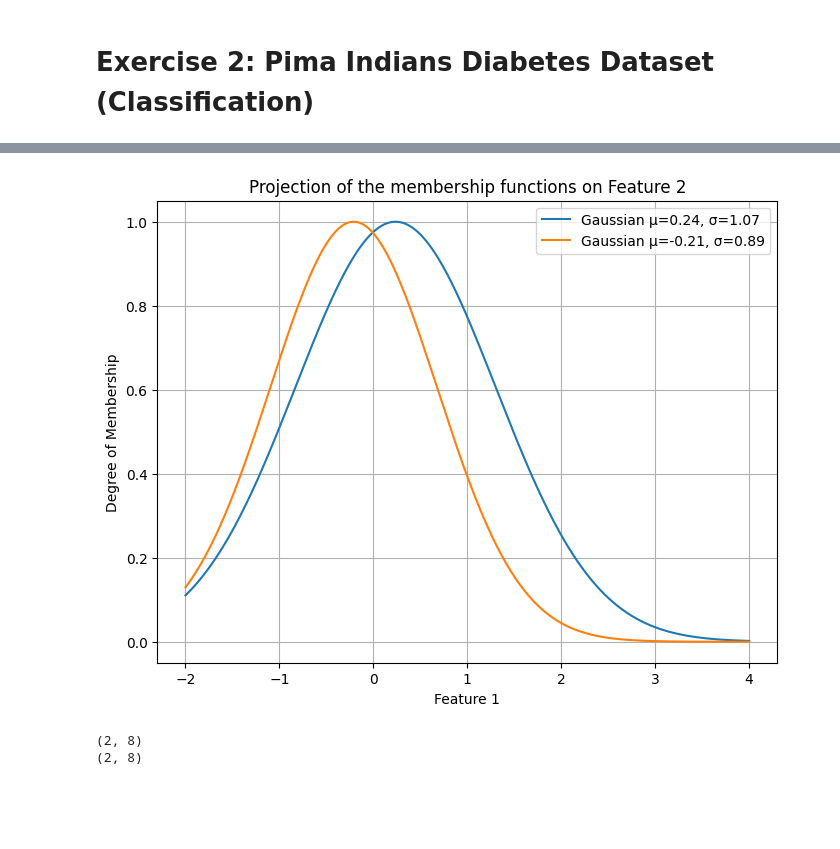
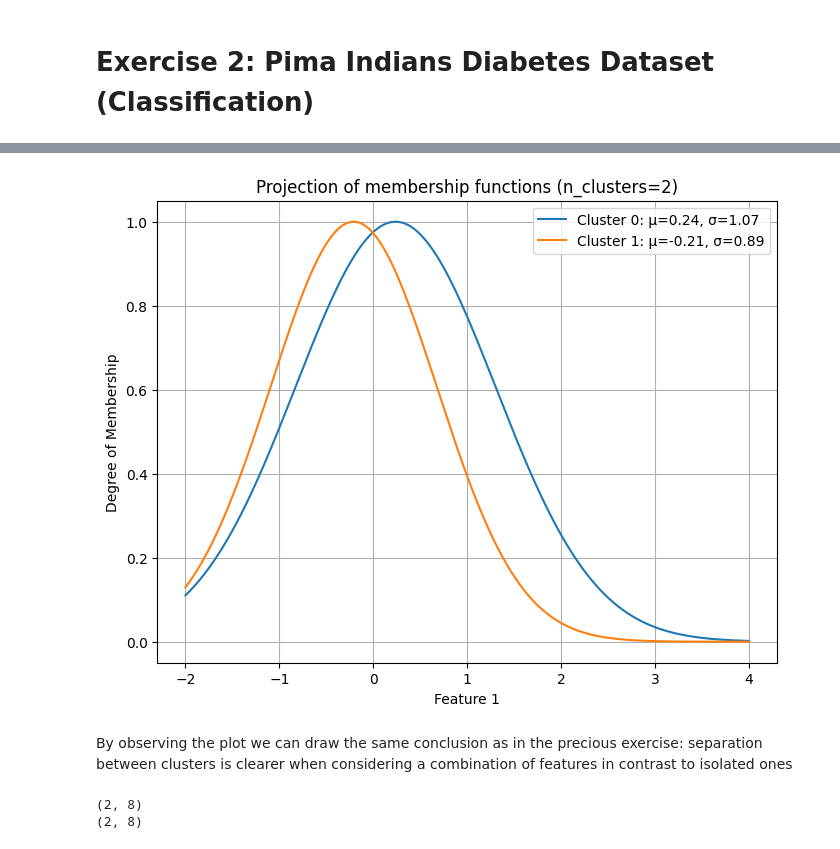
Before and after one commit to MargaridaNabais1/MargaridaNabais_Assignement1, a Jupyter notebook: Untitled-1.ipynb, the cells around one changed output, grey strips where cells are left out. Drawn from its saved outputs; the diff is of its cells as text; code cells hidden in the pictures; blank space fills up the shorter version.

```diff
--- a/Untitled-1.ipynb
+++ b/Untitled-1.ipynb
@@ -366,7 +407,7 @@ In the case of regression we had to test the model with a different number of cl
 from sklearn.preprocessing import StandardScaler
 
 # Number of clusters
-n_clusters = 2
+n_clusters = 3
 m = 2
 
 # Convert target to numerical values
@@ -432,18 +514,0 @@ Fuzzy partition coefficient (FPC): 0.5000014893433536
-# %%
-# Test different m values for FPC
-m_values = np.arange(1.1, 3.1, 0.1)  # Example: m from 1.1 to 3.0
-fpc_results = []
-
-for m in m_values:
-    centers, u, u0, d, jm, p, fpc = fuzz.cluster.cmeans(
-        Xexp_T, n_clusters, m=m, error=0.005, maxiter=1000, init=None
-    )
-    fpc_results.append((m, fpc))
-
-# Print FPC for each m
-for m, fpc in fpc_results:
-    print(f"m = {m:.1f}, FPC = {fpc:.4f}")
-
-# Identify m with the highest FPC
-best_m, best_fpc = max(fpc_results, key=lambda x: x[1])
-print(f"\nBest m: {best_m:.1f} with FPC = {best_fpc:.4f}")
@@ -468,27 +515,42 @@ Best m: 1.1 with FPC = 0.9292
 # %%
 # Gaussian formula
 def gaussian(x, mu, sigma):
     return np.exp(-0.5 * ((x - mu)/sigma)**2)
 
-lin=np.linspace(-2, 4, 500)
-plt.figure(figsize=(8,6))
+lin = np.linspace(-2, 4, 500)
 
-y_aux=[]
-for j in range(n_clusters):
-# Compute curves
-    y_aux.append(gaussian(lin, centers[j,0], sigmas[j,0]))
+# Loop over number of clusters
+for n_clusters in [2]:
+    # Fuzzy C-means clustering
+    centers, u, u0, d, jm, p, fpc = fuzz.cluster.cmeans(
+        Xexp_T, n_clusters, m=2, error=0.005, maxiter=1000, init=None
+    )
 
-# Plot
-    plt.plot(lin, y_aux[j], label=f"Gaussian μ={np.round(centers[j,0],2)}, σ={np.round(sigmas[j,0],2)}")
+    # Compute sigmas for **this specific clustering**
+    sigmas = []
+    for j in range(n_clusters):
+        u_j = u[j, :] ** 2
+        var_j = np.average((Xexp - centers[j])**2, axis=0, weights=u_j)
+        sigma_j = np.sqrt(var_j)
+        sigmas.append(sigma_j)
+    sigmas = np.array(sigmas)
 
-plt.title("Projection of the membership functions on Feature 2")
-plt.xlabel("Feature 1")
-plt.ylabel("Degree of Membership")
-plt.legend()
-plt.grid(True)
-plt.show()
+    # Plot Gaussian curves for feature 1
+    plt.figure(figsize=(8,6))
+    for j in range(n_clusters):
+        plt.plot(lin, gaussian(lin, centers[j,0], sigmas[j, 0]),
+                 label=f"Cluster {j}: μ={centers[j,0]:.2f}, σ={sigmas[j,0]:.2f}")
+
+    plt.title(f"Projection of membership functions (n_clusters={n_clusters})")
+    plt.xlabel("Feature 1")
+    plt.ylabel("Degree of Membership")
+    plt.legend()
+    plt.grid(True)
+    plt.show()
 # %% [output]
-[figure, old version]
+[figure, new version]
+# %% [markdown]
+By observing the plot we can draw the same conclusion as in the precious exercise: separation between clusters is clearer when considering a combination of features in contrast to isolated ones
 # %%
 # ---------------------------
 # Gaussian Membership Function
```
Also changed, not shown: parts of 24 cells of this notebook, 1 other file.
